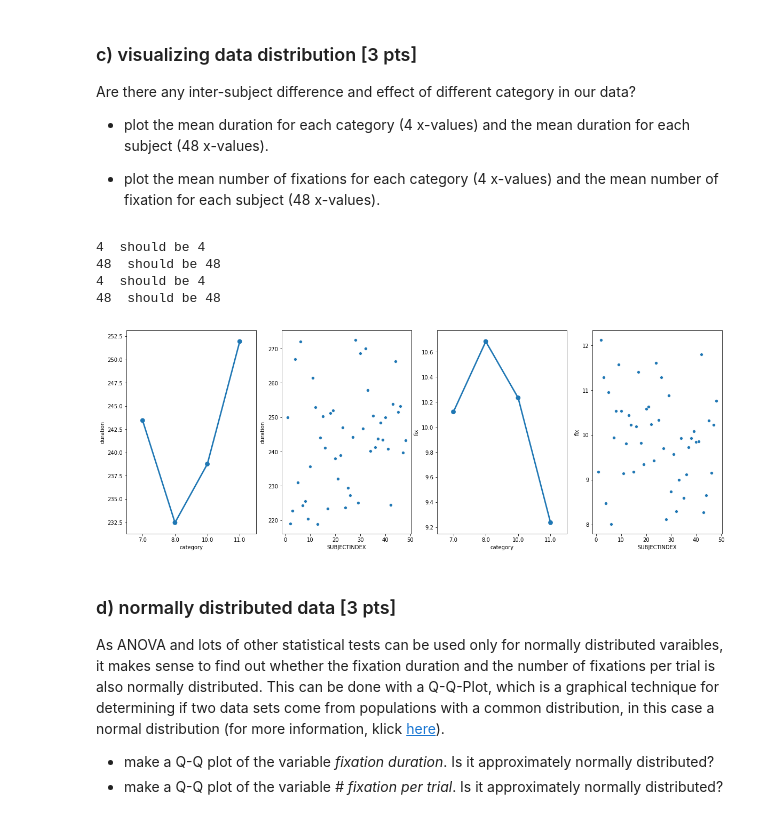
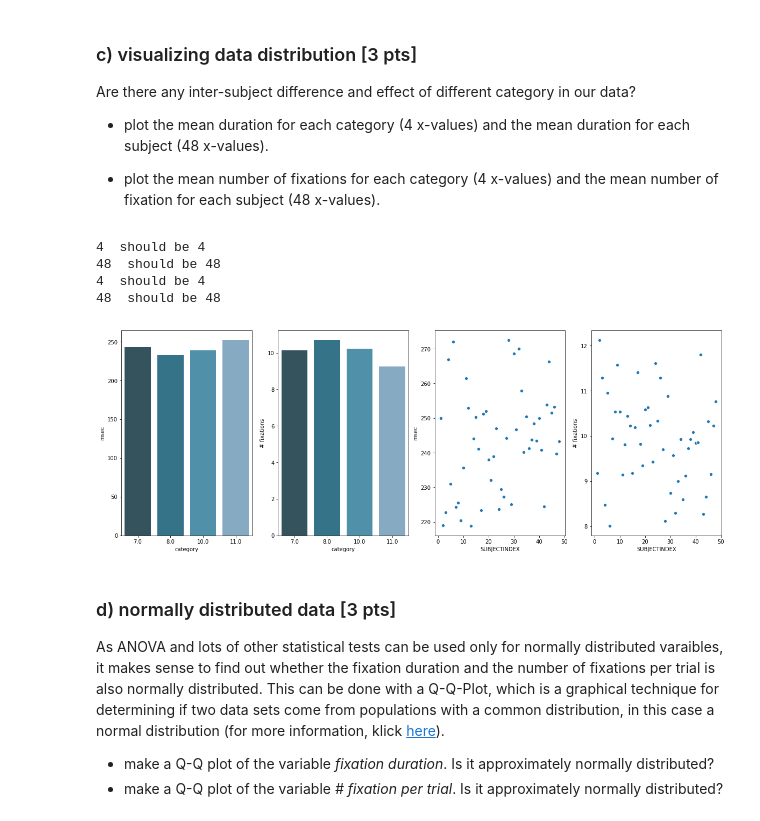
Before and after one commit to NBP-ACC/week-7-acc10, a Jupyter notebook: Sheet05.ipynb, the cells around one changed output. Drawn from its saved outputs; the diff is of its cells as text; code cells hidden in the pictures.

```diff
--- a/Sheet05.ipynb
+++ b/Sheet05.ipynb
@@ -171,34 +164,35 @@ Are there any inter-subject difference and effect of different category in our d
 
 - plot the mean number of fixations for each category (4 x-values) and the mean number of fixation for each subject (48 x-values).
 # %%
-# a lot more to do was kind of rushing this one
-
 # creating data sets with mean duration
 duration_category = df.groupby('category')['duration'].agg('mean').reset_index()
 duration_subject = df.groupby('SUBJECTINDEX')['duration'].agg('mean').reset_index()
 # creating data sets with mean number of fixation
 fixations_category = df.groupby('category')['fix'].agg('mean').reset_index()
 fixations_subject = df.groupby('SUBJECTINDEX')['fix'].agg('mean').reset_index()
 
-print(len(duration_category), ' should be 4')
-print(len(duration_subject), ' should be 48')
-print(len(fixations_category), ' should be 4')
-print(len(fixations_subject), ' should be 48')
+# create figure and 4 dimensional axis
+fig, axes = plt.subplots(ncols=4, figsize=(20, 7))
 
-fix, axes = plt.subplots(ncols=4, figsize=(20, 7))
+# plot the values
+sns.barplot(x = 'category', y = 'duration', data=duration_category, ax=axes[0], palette ='PuBuGn_d')
+sns.barplot(x = 'category', y = 'fix', data=fixations_category, ax=axes[1], palette ='PuBuGn_d')
+sns.scatterplot(x = 'SUBJECTINDEX', y = 'duration', data=duration_subject, ax=axes[2], palette ='PuBuGn_d')
+sns.scatterplot(x = 'SUBJECTINDEX', y = 'fix', data=fixations_subject, ax=axes[3], palette ='PuBuGn_d')
 
-sns.pointplot(x = 'category', y = 'duration', data=duration_category, ax=axes[0])
-sns.scatterplot(x = 'SUBJECTINDEX', y = 'duration', data=duration_subject, ax=axes[1])
-sns.pointplot(x = 'category', y = 'fix', data=fixations_category, ax=axes[2])
-sns.scatterplot(x = 'SUBJECTINDEX', y = 'fix', data=fixations_subject, ax=axes[3])
+# set the labels right
+axes[0].set_ylabel('msec')
+axes[1].set_ylabel('# fixations')
+axes[2].set_ylabel('msec')
+axes[3].set_ylabel('# fixations')
 
 plt.show()
 # %% [output]
 4  should be 4
 48  should be 48
 4  should be 4
 48  should be 48
-[figure, old version]
+[figure, new version]
 # %% [markdown]
 ### d) normally distributed data [3 pts]
 As ANOVA and lots of other statistical tests can be used only for normally distributed varaibles, it makes sense to find out whether the fixation duration and the number of fixations per trial is also normally distributed. This can be done with a Q-Q-Plot, which  is a graphical technique for determining if two data sets come from populations with a common distribution, in this case a normal distribution (for more information, klick [here](https://www.itl.nist.gov/div898/handbook/eda/section3/eda33o.htm)).
```
Also changed, not shown: parts of 7 cells of this notebook.
